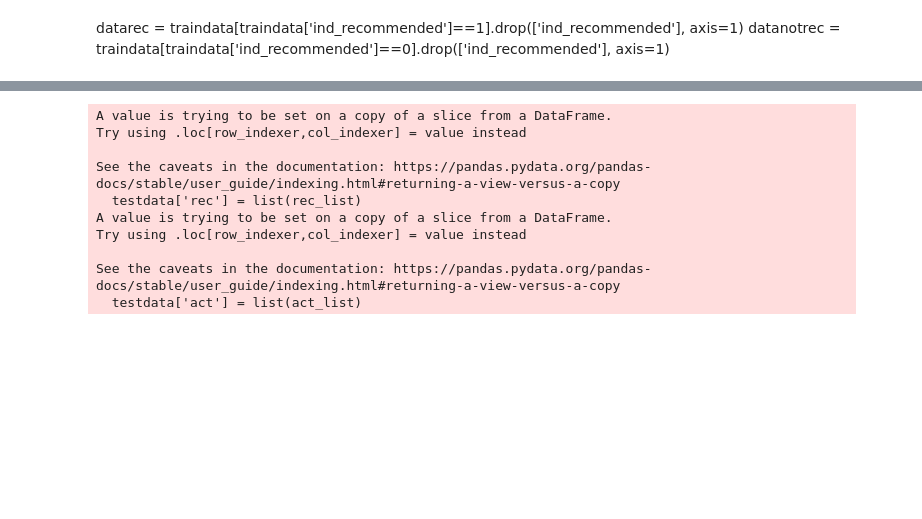
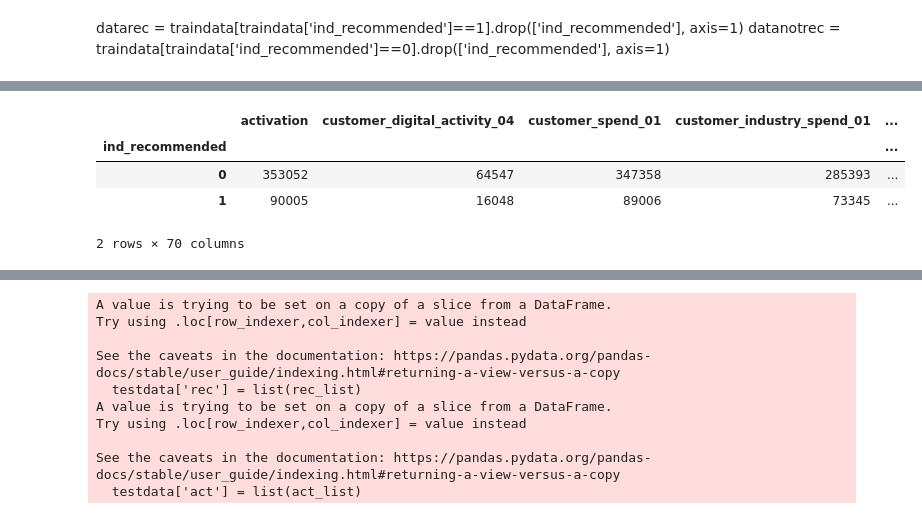
Before and after one commit to VedantZope/Amex-Superbowl-2023, a Jupyter notebook: sidfile.ipynb, the cells around one changed output, grey strips where cells are left out. Saved outputs shown, nothing was run; the diff lists cells and outputs as text; code cells hidden in the pictures; blank space fills up the shorter version.

```diff
--- a/sidfile.ipynb
+++ b/sidfile.ipynb
@@ -93,0 +123,8 @@ testdata
+# %%
+traindata.groupby('ind_recommended').count()
+# %% [output]
+|  | activation | customer_digital_activity_04 | customer_spend_01 | customer_industry_spend_01 | ... |
+| ind_recommended |  |  |  |  | ... |
+| 0 | 353052 | 64547 | 347358 | 285393 | ... |
+| 1 | 90005 | 16048 | 89006 | 73345 | ... |
+2 rows × 70 columns
```
Also changed, not shown: parts of 32 cells of this notebook, 24 other files.
